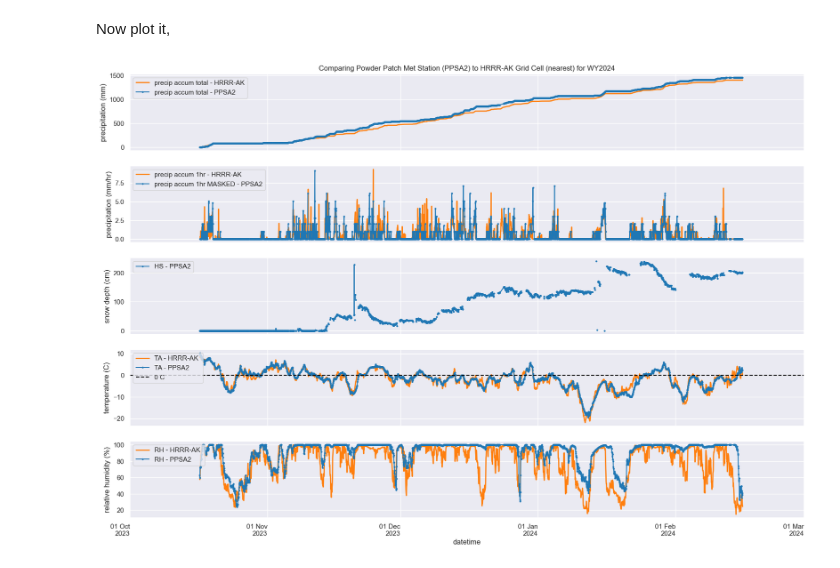
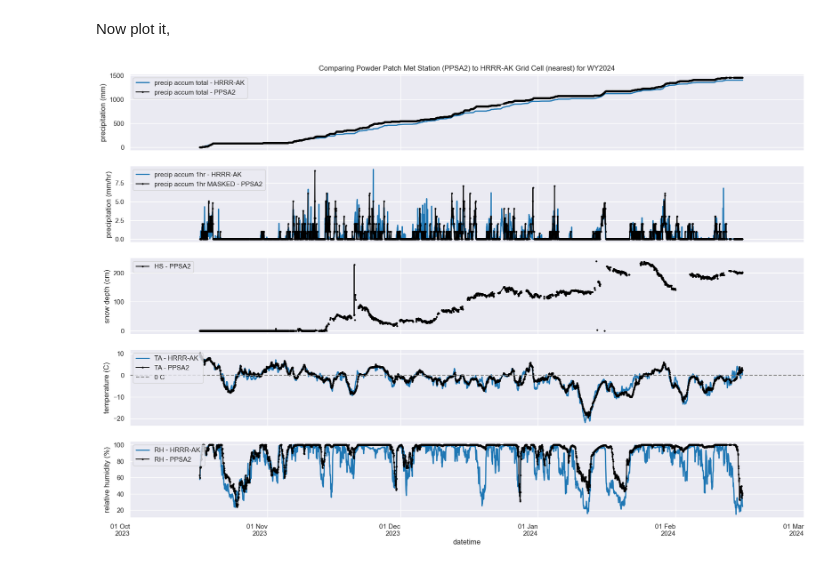
Before and after one commit to cassielumbrazo/snow_modeling_point, a Jupyter notebook: 2_compare_precipiation.ipynb, the cells around one changed output. Saved outputs shown, nothing was run; the diff lists cells and outputs as text; code cells hidden in the pictures.

Commit message:
ppsa modeling

```diff
--- a/2_compare_precipiation.ipynb
+++ b/2_compare_precipiation.ipynb
@@ -48,7 +48,7 @@ pwd
 # %% [markdown]
 # Load HRRR-AK Data
 # %%
-input_file = '/hdd/snow_hydrology/hrrrak/netcdf/hrrrak_merged_grib_f567_WY2024_test1_utm_pp.nc'
+input_file = '/hdd/snow_hydrology/hrrrak/small_juneau_domain/netcdf/hrrrak_merged_grib_f567_WY2024_test1_utm_pp.nc'
 ds = xr.open_dataset(input_file)
 
 # write the crs
@@ -406,23 +406,23 @@ Now plot it,
 fig, ax = plt.subplots(5, 1, figsize=(20, 15), sharex=True)
 
 # and add in the hrrr-ak variables which match
-ds['precip_accum_total'].plot(ax=ax[0], linestyle='-', label='precip accum total - HRRR-AK', linewidth=2, color='tab:orange')  # mm
-ds['precip_accum_1hr'].plot(ax=ax[1], linestyle='-', label='precip accum 1hr - HRRR-AK', linewidth=2, color='tab:orange')  # mm/hr
+ds['precip_accum_total'].plot(ax=ax[0], linestyle='-', label='precip accum total - HRRR-AK', linewidth=2, color='tab:blue')  # mm
+ds['precip_accum_1hr'].plot(ax=ax[1], linestyle='-', label='precip accum 1hr - HRRR-AK', linewidth=2, color='tab:blue')  # mm/hr
 
-(ds['temp'] - 273.15).plot(ax=ax[3], linestyle='-', label='TA - HRRR-AK ', linewidth=2, color='tab:orange')  # convert K to C
-ds['rh'].plot(ax=ax[4], linestyle='-', label='RH - HRRR-AK ', linewidth=2, color='tab:orange')  # %
+(ds['temp'] - 273.15).plot(ax=ax[3], linestyle='-', label='TA - HRRR-AK ', linewidth=2, color='tab:blue')  # convert K to C
+ds['rh'].plot(ax=ax[4], linestyle='-', label='RH - HRRR-AK ', linewidth=2, color='tab:blue')  # %
 
 
 # df data
-df['precip_accum_total'].plot(ax=ax[0],marker='o', markersize=2, label='precip accum total - PPSA2', color='tab:blue') # mm
-df['precip_accum_1hr_mask'].plot(ax=ax[1],marker='o', markersize=2, label='precip accum 1hr MASKED - PPSA2', color='tab:blue') # mm/hr
+df['precip_accum_total'].plot(ax=ax[0],marker='o', markersize=2, label='precip accum total - PPSA2', color='black') # mm
+df['precip_accum_1hr_mask'].plot(ax=ax[1],marker='o', markersize=2, label='precip accum 1hr MASKED - PPSA2', color='black') # mm/hr
 
-df['HS'].plot(ax=ax[2],marker='o', markersize=2, label='HS - PPSA2', color='tab:blue') # in inches
-df['TA'].plot(ax=ax[3],marker='o', markersize=2, label='TA - PPSA2', color='tab:blue') # now in C
-df['RH'].plot(ax=ax[4],marker='o', markersize=2, label='RH - PPSA2', color='tab:blue')
+df['HS'].plot(ax=ax[2],marker='o', markersize=2, label='HS - PPSA2', color='black') # in inches
+df['TA'].plot(ax=ax[3],marker='o', markersize=2, label='TA - PPSA2', color='black') # now in C
+df['RH'].plot(ax=ax[4],marker='o', markersize=2, label='RH - PPSA2', color='black')
 
 
-ax[3].axhline(y=0, color='black', linestyle='--', label='0 C')
+ax[3].axhline(y=0, color='grey', linestyle='--', label='0 C')
 
 # Labels
 ax[0].set_title('Comparing Powder Patch Met Station (PPSA2) to HRRR-AK Grid Cell (nearest) for WY2024')
@@ -432,31 +432,31 @@ ax[3].set_title('')
 ax[4].set_title('')
 
 ax[0].set_ylabel('precipitation (mm)')
 ax[1].set_ylabel('precipitation (mm/hr)')
 ax[2].set_ylabel('snow depth (cm)')
 ax[3].set_ylabel('temperature (C)')
 ax[4].set_ylabel('relative humidity (%)')
 
 # Set common x-label for all subplots
 ax[-1].set_xlabel('datetime')
 ax[-1].xaxis.set_major_formatter(dates.DateFormatter('%d %b\n%Y')) #'%d %b\n%Y'
 plt.setp(ax[-1].xaxis.get_majorticklabels(), rotation=360)
 
 # select daterange
 start_date = '2023-10-01'
 end_date = '2024-03-01'
 # Filter the x-axis to show only the specified date range
 for a in ax:
     a.set_xlim(pd.to_datetime(start_date), pd.to_datetime(end_date))
 
 # show a legend on all subplots
 loc = 'upper left'
 ax[0].legend(loc=loc)
 ax[1].legend(loc=loc)
 ax[2].legend(loc=loc)
 ax[3].legend(loc=loc)
 ax[4].legend(loc=loc)
 
 plt.show()
 # %% [output]
-[figure, old version]
+[figure, new version]
```
Also changed, not shown: parts of 2 cells of this notebook, 3 other files.
